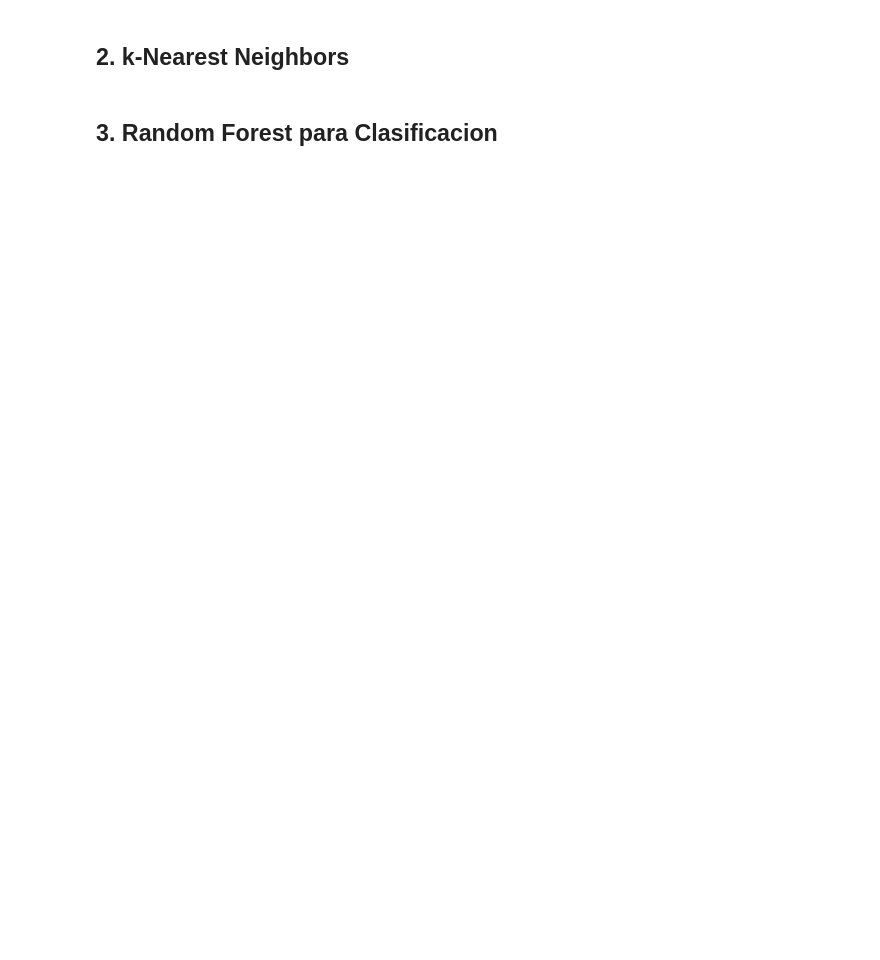
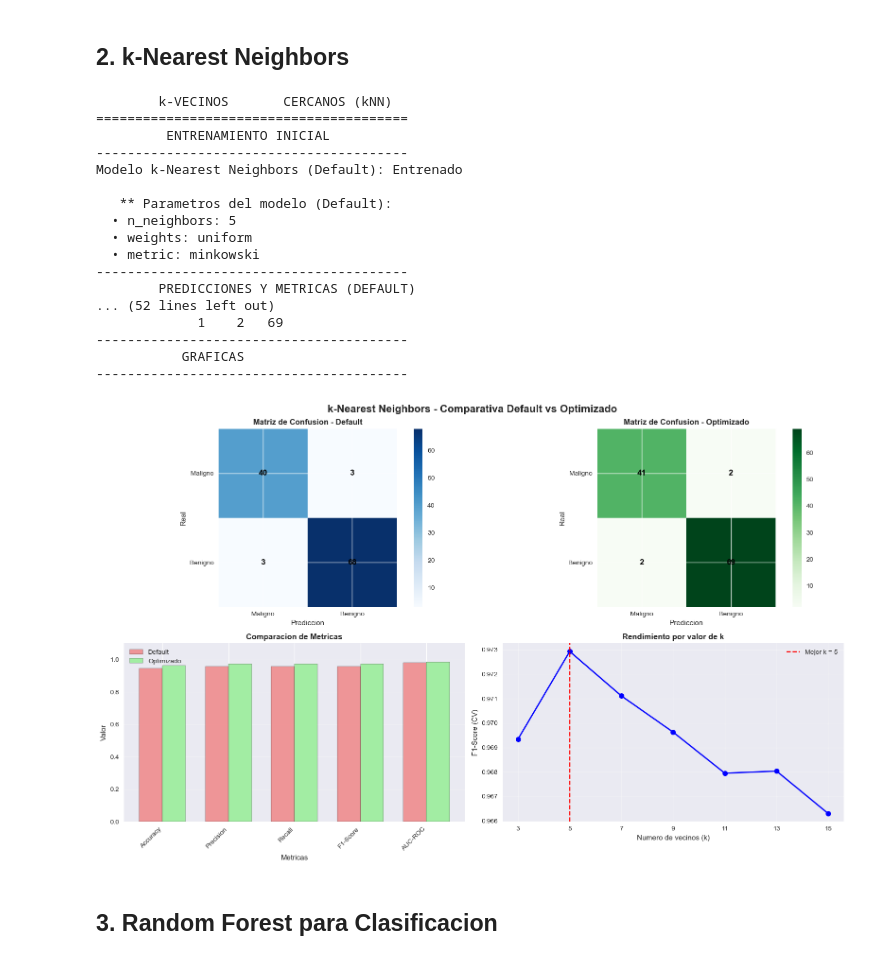
Before and after one commit to abbydoag/IA_Labs, a Jupyter notebook: Laboratorio Aprendizaje Supervisado.ipynb, the cells around one changed output. Saved outputs shown, nothing was run; the diff lists cells and outputs as text; code cells hidden in the pictures; blank space fills up the shorter version.

```diff
--- a/Laboratorio Aprendizaje Supervisado.ipynb
+++ b/Laboratorio Aprendizaje Supervisado.ipynb
@@ -983,11 +1038,11 @@ f1_KNN_opt = f1_score(Y_test, Y_pred_KNN_opt)
 auc_roc_KNN_opt = roc_auc_score(Y_test, Y_pred_proba_KNN_opt)
 
 print("   ** Metricas de evaluacion (Optimizado):")
-print(f"\t• Accuracy:  {accuracy_KNN_opt:.4f} ({((accuracy_KNN_opt-accuracy_KNN)/accuracy_KNN*100):+.2f}%)")
-print(f"\t• Precision: {precision_KNN_opt:.4f} ({((precision_KNN_opt-precision_KNN)/precision_KNN*100):+.2f}%)")
-print(f"\t• Recall:    {recall_KNN_opt:.4f} ({((recall_KNN_opt-recall_KNN)/recall_KNN*100):+.2f}%)")
-print(f"\t• F1-Score:  {f1_KNN_opt:.4f} ({((f1_KNN_opt-f1_KNN)/f1_KNN*100):+.2f}%)")
-print(f"\t• AUC-ROC:   {auc_roc_KNN_opt:.4f} ({((auc_roc_KNN_opt-auc_roc_KNN)/auc_roc_KNN*100):+.2f}%)")
+print(f"\t• Accuracy:  {accuracy_KNN_opt:.4f}")
+print(f"\t• Precision: {precision_KNN_opt:.4f}")
+print(f"\t• Recall:    {recall_KNN_opt:.4f}")
+print(f"\t• F1-Score:  {f1_KNN_opt:.4f}")
+print(f"\t• AUC-ROC:   {auc_roc_KNN_opt:.4f}")
 
 #optimizad
 cm_KNN_opt = confusion_matrix(Y_test, Y_pred_KNN_opt)
@@ -998,7 +1053,7 @@ print(f"\tReal 0  {cm_KNN_opt[0,0]:3d}  {cm_KNN_opt[0,1]:3d}")
 print(f"\t     1  {cm_KNN_opt[1,0]:3d}  {cm_KNN_opt[1,1]:3d}")
 
 print("-"*40)
-print("\t   GRAFICAS COMPARATIVAS")
+print("\t   GRAFICAS")
 print("-"*40)
 
 fig, axes = plt.subplots(2, 2, figsize=(16, 10))
@@ -1049,39 +1104,52 @@ axes[1,0].set_xticks(x)
 axes[1,0].set_xticklabels(metricas, rotation=45, ha='right')
 axes[1,0].set_ylim([0, 1.1])
 axes[1,0].legend()
 axes[1,0].grid(True, alpha=0.3, axis='y')
 
-for bars in [bars1, bars2]:
-    for bar in bars:
-        height = bar.get_height()
-        axes[1,0].text(bar.get_x() + bar.get_width()/2, height + 0.01,
-                      f'{height:.3f}', ha='center', va='bottom', fontsize=8, fontweight='bold')
-
 #coparar
 k_values = param_grid_knn['n_neighbors']
 cv_results = grid_knn.cv_results_
 scores_por_k = {}
 
 for k in k_values:
     indices = [i for i, params in enumerate(grid_knn.cv_results_['params']) if params['n_neighbors'] == k]
     scores = [grid_knn.cv_results_['mean_test_score'][i] for i in indices]
     scores_por_k[k] = max(scores) if scores else 0
 
 ks = list(scores_por_k.keys())
 f1_scores = list(scores_por_k.values())
 
 axes[1,1].plot(ks, f1_scores, marker='o', linestyle='-', color='blue', linewidth=2, markersize=8)
 axes[1,1].axvline(x=grid_knn.best_params_['n_neighbors'], color='red', linestyle='--',
                   label=f"Mejor k = {grid_knn.best_params_['n_neighbors']}")
 axes[1,1].set_xlabel('Numero de vecinos (k)', fontsize=11)
 axes[1,1].set_ylabel('F1-Score (CV)', fontsize=11)
 axes[1,1].set_title('Rendimiento por valor de k', fontweight='bold')
 axes[1,1].legend()
 axes[1,1].grid(True, alpha=0.3)
 axes[1,1].set_xticks(ks)
 
 plt.tight_layout()
 plt.show()
+# %% [output]
+        k-VECINOS       CERCANOS (kNN)
+========================================
+         ENTRENAMIENTO INICIAL
+----------------------------------------
+Modelo k-Nearest Neighbors (Default): Entrenado
+
+   ** Parametros del modelo (Default):
+  • n_neighbors: 5
+  • weights: uniform
+  • metric: minkowski
+----------------------------------------
+        PREDICCIONES Y METRICAS (DEFAULT)
+... (52 lines left out)
+             1    2   69
+----------------------------------------
+           GRAFICAS
+----------------------------------------
+[figure, added]
 # %% [markdown]
 ## 3. Random Forest para Clasificacion
 # %%
```
Also changed, not shown: parts of 9 cells of this notebook.
